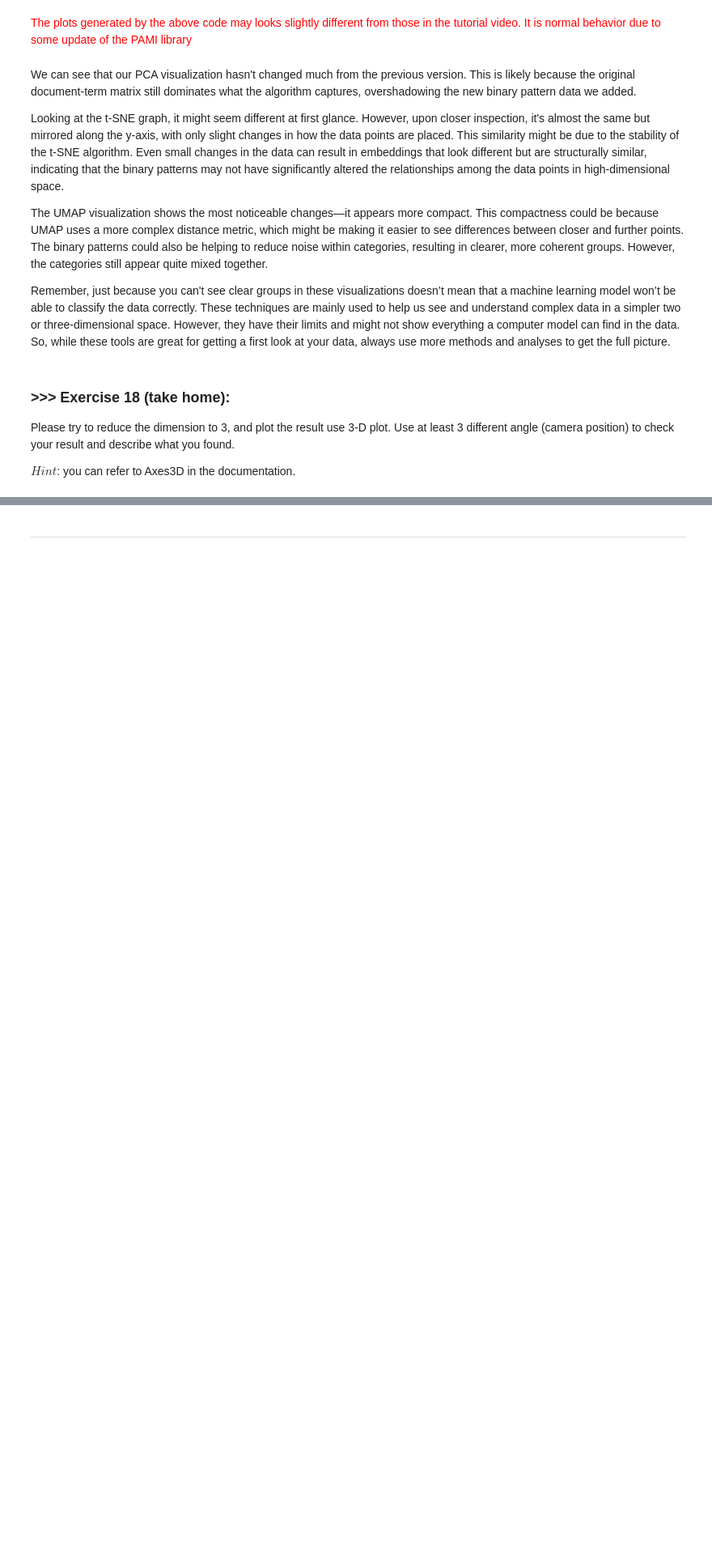
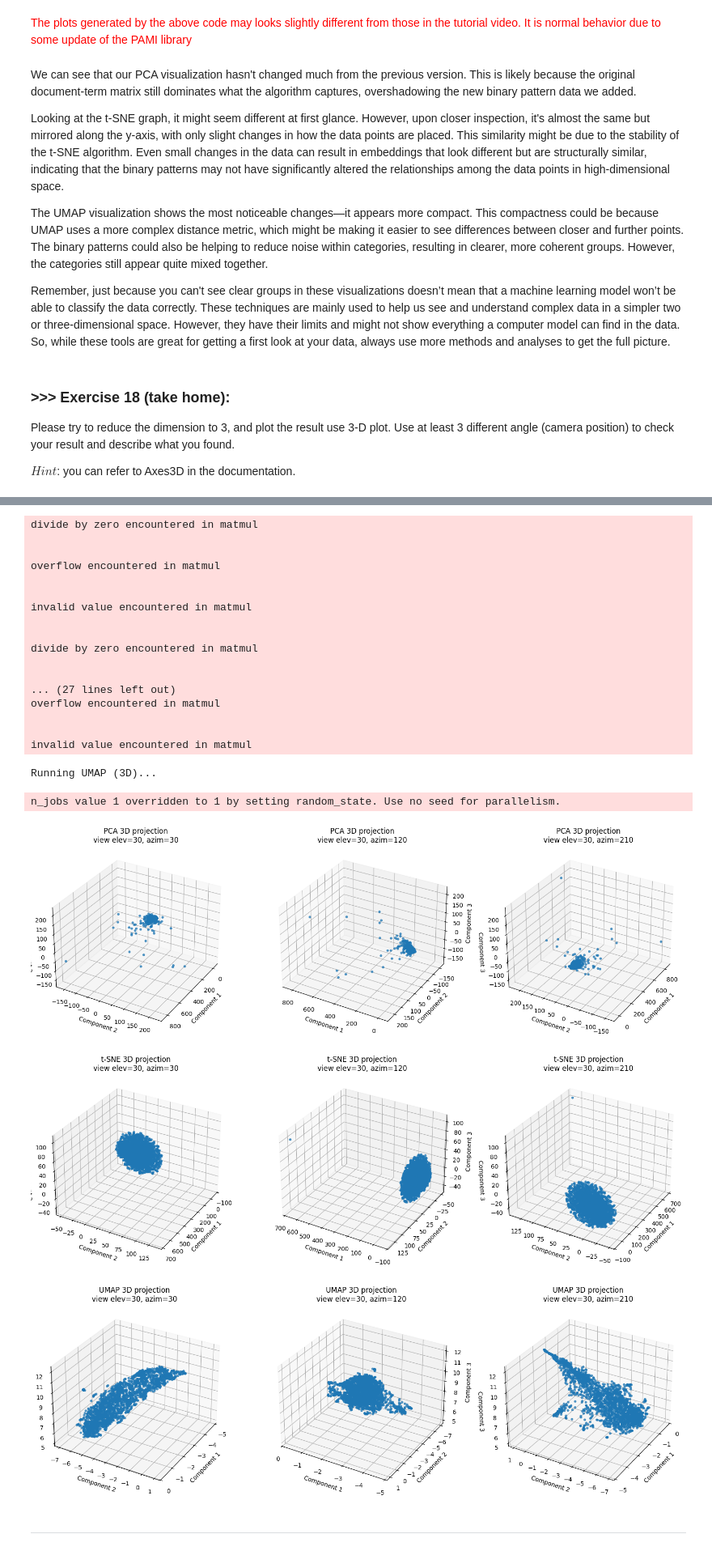
Before and after one commit to ChengYou-Liou/DM2025-Lab1-Exercise, a Jupyter notebook: DM2025-Lab1-Master.ipynb, the cells around one changed output, grey strips where cells are left out. Shown at 81% size. Saved outputs shown, nothing was run; the diff lists cells and outputs as text; code cells hidden in the pictures; blank space fills up the shorter version.

```diff
--- a/DM2025-Lab1-Master.ipynb
+++ b/DM2025-Lab1-Master.ipynb
@@ -2087,0 +2237,35 @@ $Hint$: you can refer to Axes3D in the documentation.
+# %%
+#Answer Here
+from mpl_toolkits.mplot3d import Axes3D
+
+
+# 3-D dimensionality reduction
+print("Running PCA (3D)...")
+X_pca3 = PCA(n_components=3).fit_transform(tdm_df.values)
+
+print("Running t-SNE (3D)... this may take a while...")
+X_tsne3 = TSNE(n_components=3, perplexity=30, random_state=42).fit_transform(tdm_df.values)
+
+print("Running UMAP (3D)...")
+X_umap3 = umap.UMAP(n_components=3, random_state=42).fit_transform(tdm_df.values)
+
+# Helper function for plotting
+def plot_3d(X, title):
+    fig = plt.figure(figsize=(16, 5))
+    angles = [(30, 30), (30, 120), (30, 210)]  # (elev, azim)
+    for i, (elev, azim) in enumerate(angles):
+        ax = fig.add_subplot(1, 3, i + 1, projection='3d')
+        ax.scatter(X[:,0], X[:,1], X[:,2], s=10, alpha=0.7)
+        ax.set_title(f"{title}\nview elev={elev}, azim={azim}")
+        ax.view_init(elev=elev, azim=azim)
+        ax.set_xlabel("Component 1")
+        ax.set_ylabel("Component 2")
+        ax.set_zlabel("Component 3")
+    plt.tight_layout()
+    plt.show()
+
+# Draw 3-D plots
+plot_3d(X_pca3, "PCA 3D projection")
+plot_3d(X_tsne3, "t-SNE 3D projection")
+plot_3d(X_umap3, "UMAP 3D projection")
+# %% [output]
@@ -2088,3 +2291,25 @@ $Hint$: you can refer to Axes3D in the documentation.
+divide by zero encountered in matmul
+
+
+overflow encountered in matmul
+
+
+invalid value encountered in matmul
+
+
+divide by zero encountered in matmul
+
+
+... (27 lines left out)
+overflow encountered in matmul
+
+
+invalid value encountered in matmul
+Running UMAP (3D)...
+n_jobs value 1 overridden to 1 by setting random_state. Use no seed for parallelism.
+[figure, added]
+[figure, added]
+[figure, added]
 # %% [markdown]
 ---
 # %% [markdown]
```
Also changed, not shown: parts of 46 cells of this notebook.
